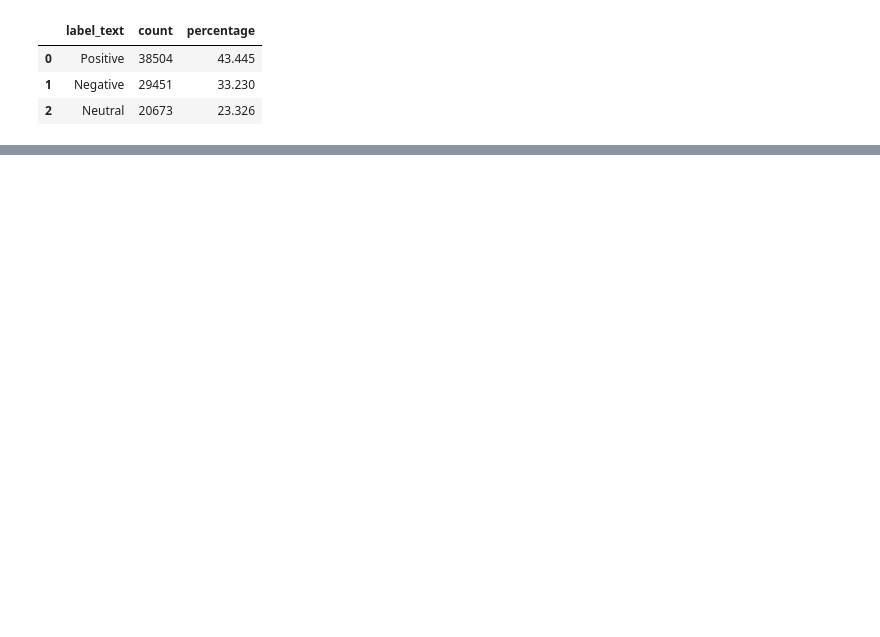
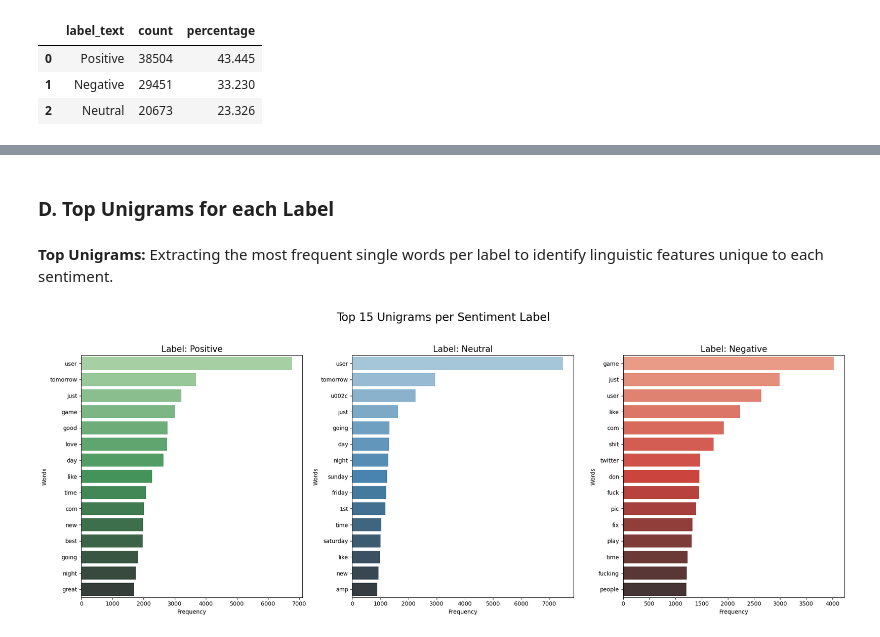
Before and after one commit to NgocMinhUniversityProjects/BTL-NLP, a Jupyter notebook: traditional-sentiment-analysis/main.ipynb, the cells around one changed output, grey strips where cells are left out. Drawn from its saved outputs; the diff is of its cells as text; code cells hidden in the pictures; blank space fills up the shorter version.

```diff
--- a/traditional-sentiment-analysis/main.ipynb
+++ b/traditional-sentiment-analysis/main.ipynb
@@ -181,0 +213,38 @@ Average word count: 18.96459358216365
+# %% [markdown]
+### D. Top Unigrams for each Label
+# %% [markdown]
+**Top Unigrams:** Extracting the most frequent single words per label to identify linguistic features unique to each sentiment.
+# %%
+from sklearn.feature_extraction.text import CountVectorizer
+import matplotlib.pyplot as plt
+import seaborn as sns
+
+def get_top_ngram(corpus, n=None):
+    vec = CountVectorizer(stop_words='english').fit(corpus)
+    bag_of_words = vec.transform(corpus)
+    sum_words = bag_of_words.sum(axis=0)
+    words_freq = [(word, sum_words[0, idx]) for word, idx in vec.vocabulary_.items()]
+    words_freq = sorted(words_freq, key = lambda x: x[1], reverse=True)
+    return words_freq[:n]
+
+fig, axes = plt.subplots(1, 3, figsize=(20, 8), sharey=False)
+fig.suptitle('Top 15 Unigrams per Sentiment Label', fontsize=20)
+
+labels = ['Positive', 'Neutral', 'Negative']
+colors = ['Greens_d', 'Blues_d', 'Reds_d']
+
+for i, label in enumerate(labels):
+    specific_label_text = df_train[df_train['label_text'] == label]['text']
+
+    top_words = get_top_ngram(specific_label_text, n=15)
+    words, counts = zip(*top_words)
+
+    sns.barplot(x=list(counts), y=list(words), ax=axes[i], hue = list(words), palette=colors[i], legend = False)
+    axes[i].set_title(f'Label: {label}', fontsize=15)
+    axes[i].set_xlabel('Frequency')
+    axes[i].set_ylabel('Words')
+
+plt.tight_layout(rect=[0, 0.03, 1, 0.95])
+plt.show()
+# %% [output]
+[figure, added]
```
Also changed, not shown: parts of 47 cells of this notebook.
